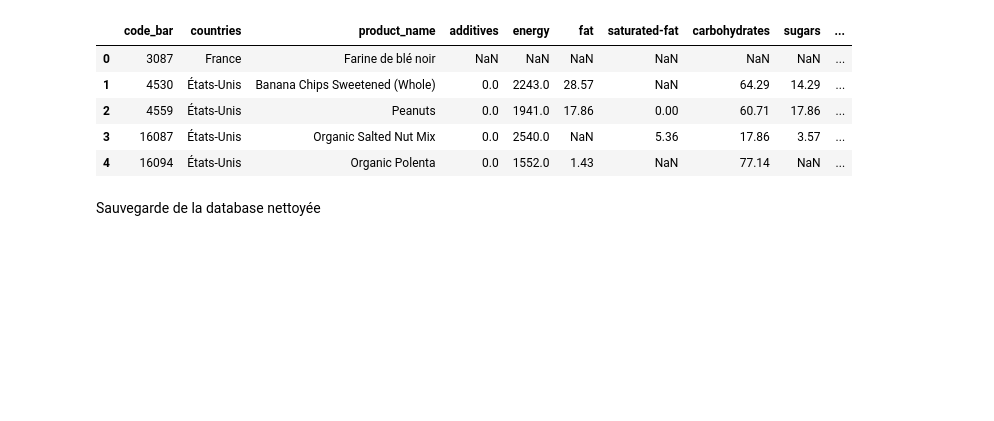
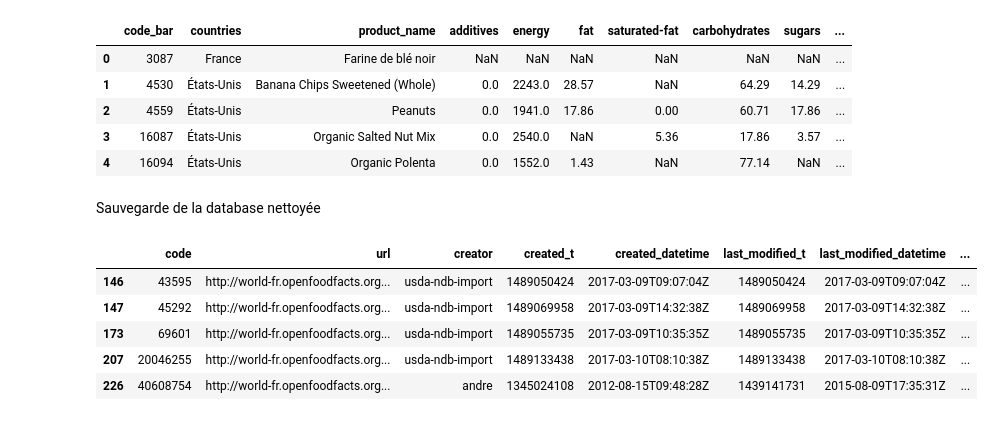
Before and after one commit to AurelienCD/Formation_OCR_Ing_Machine_Learning, a Jupyter notebook: PSanté_01_notebooknettoyage.ipynb, the cells around one changed output. Cells and saved outputs as stored; diff of their text form; code cells hidden in the pictures; blank space fills up the shorter version.

```diff
--- a/PSanté_01_notebooknettoyage.ipynb
+++ b/PSanté_01_notebooknettoyage.ipynb
@@ -169,6 +168,7 @@ Les variables "*sugars_100g*", "*proteins_100g*" et "*nutrition-score-fr_100g*"
 # %%
 df[df['sugars_100g'] < 0] = np.nan
 df[df['proteins_100g'] < 0] = np.nan
+df[df['fiber_100g'] < 0] = np.nan
 # %%
 df.head()
 # %% [output]
@@ -205,7 +205,7 @@ Les lignes dupliquées le sont dans des variables où c'est normal
 # %% [markdown]
 Nettoyage des valeurs aberrantes en supprimant les données significativement (p<0.05) différentes de la valeur moyenne
 # %%
-list_of_quantitative_variables_to_analyse = ["additives_n", "energy_100g", "fat_100g", "saturated-fat_100g", "carbohydrates_100g", "sugars_100g", "fiber_100g", "proteins_100g", "salt_100g", "nutrition-score-fr_100g"]
+list_of_quantitative_variables_to_analyse = ["additives_n", "energy_100g", "fat_100g", "saturated-fat_100g", "carbohydrates_100g", "sugars_100g", "fiber_100g", "proteins_100g", "salt_100g"]
 df_Quant = df[list_of_quantitative_variables_to_analyse]
 df_Quant = df_Quant[np.abs(df_Quant-df_Quant.mean()) <= (1.96*df_Quant.std())]
 df_Quant = df_Quant[np.abs(df_Quant-df_Quant.mean()) <= (1.96*df_Quant.std())]
@@ -325,3 +327,12 @@ df_clean.head()
 Sauvegarde de la database nettoyée
 # %%
 df_clean.to_csv('data_projet2_clean.csv', sep='\t', index=False)
+# %%
+df[df["fat_100g"] == 0].head()
+# %% [output]
+|  | code | url | creator | created_t | created_datetime | last_modified_t | last_modified_datetime | ... |
+| 146 | 43595 | http://world-fr.openfoodfacts.org... | usda-ndb-import | 1489050424 | 2017-03-09T09:07:04Z | 1489050424 | 2017-03-09T09:07:04Z | ... |
+| 147 | 45292 | http://world-fr.openfoodfacts.org... | usda-ndb-import | 1489069958 | 2017-03-09T14:32:38Z | 1489069958 | 2017-03-09T14:32:38Z | ... |
+| 173 | 69601 | http://world-fr.openfoodfacts.org... | usda-ndb-import | 1489055735 | 2017-03-09T10:35:35Z | 1489055735 | 2017-03-09T10:35:35Z | ... |
+| 207 | 20046255 | http://world-fr.openfoodfacts.org... | usda-ndb-import | 1489133438 | 2017-03-10T08:10:38Z | 1489133438 | 2017-03-10T08:10:38Z | ... |
+| 226 | 40608754 | http://world-fr.openfoodfacts.org... | andre | 1345024108 | 2012-08-15T09:48:28Z | 1439141731 | 2015-08-09T17:35:31Z | ... |
```
Also changed, not shown: parts of 11 cells of this notebook.
